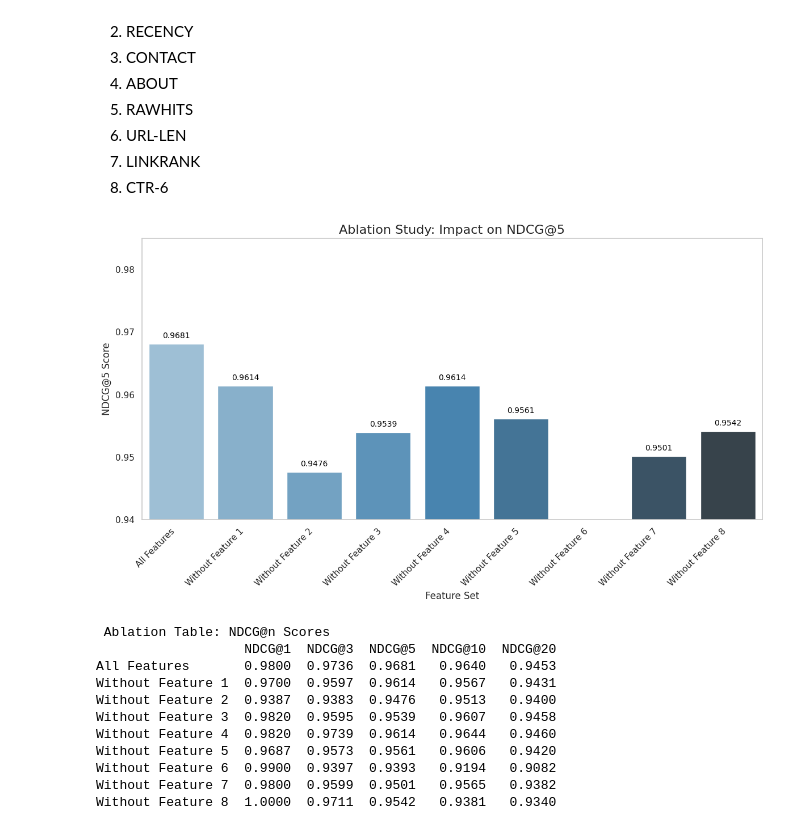
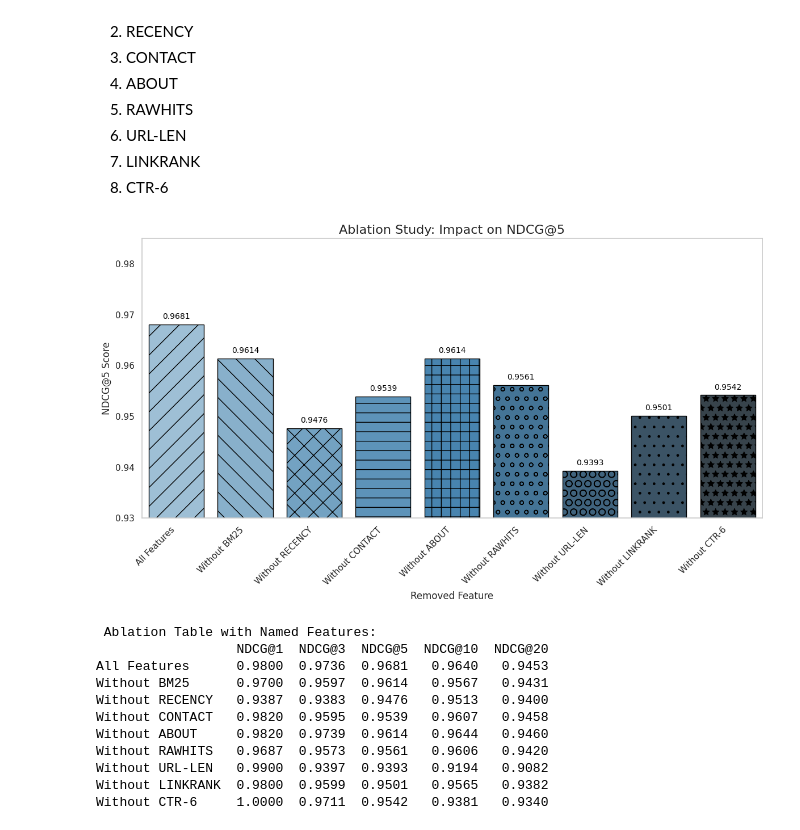
Before and after one commit to ColinDaly75/ES-Ranking, a Jupyter notebook: ltr-compute-es-search-results.ipynb, the cells around one changed output. Cells and saved outputs as stored; diff of their text form; code cells hidden in the pictures.

Commit message:
Kaggle Notebook | LTR-compute-ES-search-results | Version 5

```diff
--- a/ltr-compute-es-search-results.ipynb
+++ b/ltr-compute-es-search-results.ipynb
@@ -334,52 +334,74 @@ def evaluate_model(X, y, groups, ndcg_levels):
 
     return pd.DataFrame(results).mean()
 
 # 5. Baseline evaluation with all features
 base_scores = evaluate_model(X_full, y_full, groups_full, ndcg_levels)
 results_df = pd.DataFrame([base_scores], index=["All Features"])
 
 # 6. Ablation study
 for i in range(X_full.shape[1]):
     X_reduced = np.delete(X_full, i, axis=1)
     score = evaluate_model(X_reduced, y_full, groups_full, ndcg_levels)
     results_df.loc[f"Without Feature {i+1}"] = score
 
-# 7. Seaborn-styled plot: NDCG@5
+# 7. Replace generic labels with real feature names
+feature_names = [
+    "BM25", "RECENCY", "CONTACT", "ABOUT",
+    "RAWHITS", "URL-LEN", "LINKRANK", "CTR-6"
+]
+new_index = ["All Features"] + [f"Without {name}" for name in feature_names]
+results_df.index = new_index
+
+
+# 8. Seaborn-styled plot: NDCG@5 with hatch
 sns.set(style="whitegrid")
-plt.figure(figsize=(12, 7))
-ax = sns.barplot(x=results_df.index, y=results_df["NDCG@5"], palette="Blues_d")
+fig, ax = plt.subplots(figsize=(12, 7))
+barplot = sns.barplot(x=results_df.index, y=results_df["NDCG@5"], palette="Blues_d", ax=ax, edgecolor='black')
+
 ax.set_title("Ablation Study: Impact on NDCG@5", fontsize=16)
 ax.set_ylabel("NDCG@5 Score", fontsize=12)
-ax.set_xlabel("Feature Set", fontsize=12)
-ax.set_ylim(0.94, 0.985)
+ax.set_xlabel("Removed Feature", fontsize=12)
+ax.set_ylim(0.93, 0.985)
+
+# Define hatch patterns to cycle through
+hatches = ['/', '\\', 'x', '-', '+', 'o', 'O', '.', '*']
+
+# Apply hatch patterns to each bar
+for i, bar in enumerate(barplot.patches):
+    hatch = hatches[i % len(hatches)]
+    bar.set_hatch(hatch)
 
 # Annotate bars
-for p in ax.patches:
+for p in barplot.patches:
     height = p.get_height()
     ax.annotate(f'{height:.4f}', (p.get_x() + p.get_width() / 2., height),
                 ha='center', va='bottom', fontsize=10, color='black', xytext=(0, 5),
                 textcoords='offset points')
 
 plt.xticks(rotation=45, ha="right")
 plt.tight_layout()
 plt.grid(axis='y')
-plot_path = "/kaggle/working/Fig-ndcg5_ablation_plot.png"
-plt.savefig(plot_path, format='png', bbox_inches='tight')
+
+
+
+
+# 9. Save plot as PNG
+plt.savefig("ndcg5_ablation_named_plot.png", format='png', bbox_inches='tight')
 plt.show()
 
-# 8. Display full NDCG@n result table
-print("\n Ablation Table: NDCG@n Scores")
+# 10. Print updated results table
+print("\n Ablation Table with Named Features:")
 print(results_df.round(4))
 # %% [output]
-[figure, old version]
+[figure, new version]
- Ablation Table: NDCG@n Scores
-                   NDCG@1  NDCG@3  NDCG@5  NDCG@10  NDCG@20
-All Features       0.9800  0.9736  0.9681   0.9640   0.9453
-Without Feature 1  0.9700  0.9597  0.9614   0.9567   0.9431
-Without Feature 2  0.9387  0.9383  0.9476   0.9513   0.9400
-Without Feature 3  0.9820  0.9595  0.9539   0.9607   0.9458
-Without Feature 4  0.9820  0.9739  0.9614   0.9644   0.9460
-Without Feature 5  0.9687  0.9573  0.9561   0.9606   0.9420
-Without Feature 6  0.9900  0.9397  0.9393   0.9194   0.9082
-Without Feature 7  0.9800  0.9599  0.9501   0.9565   0.9382
-Without Feature 8  1.0000  0.9711  0.9542   0.9381   0.9340
+ Ablation Table with Named Features:
+                  NDCG@1  NDCG@3  NDCG@5  NDCG@10  NDCG@20
+All Features      0.9800  0.9736  0.9681   0.9640   0.9453
+Without BM25      0.9700  0.9597  0.9614   0.9567   0.9431
+Without RECENCY   0.9387  0.9383  0.9476   0.9513   0.9400
+Without CONTACT   0.9820  0.9595  0.9539   0.9607   0.9458
+Without ABOUT     0.9820  0.9739  0.9614   0.9644   0.9460
+Without RAWHITS   0.9687  0.9573  0.9561   0.9606   0.9420
+Without URL-LEN   0.9900  0.9397  0.9393   0.9194   0.9082
+Without LINKRANK  0.9800  0.9599  0.9501   0.9565   0.9382
+Without CTR-6     1.0000  0.9711  0.9542   0.9381   0.9340
```
Also changed, not shown: parts of 1 cell of this notebook.
